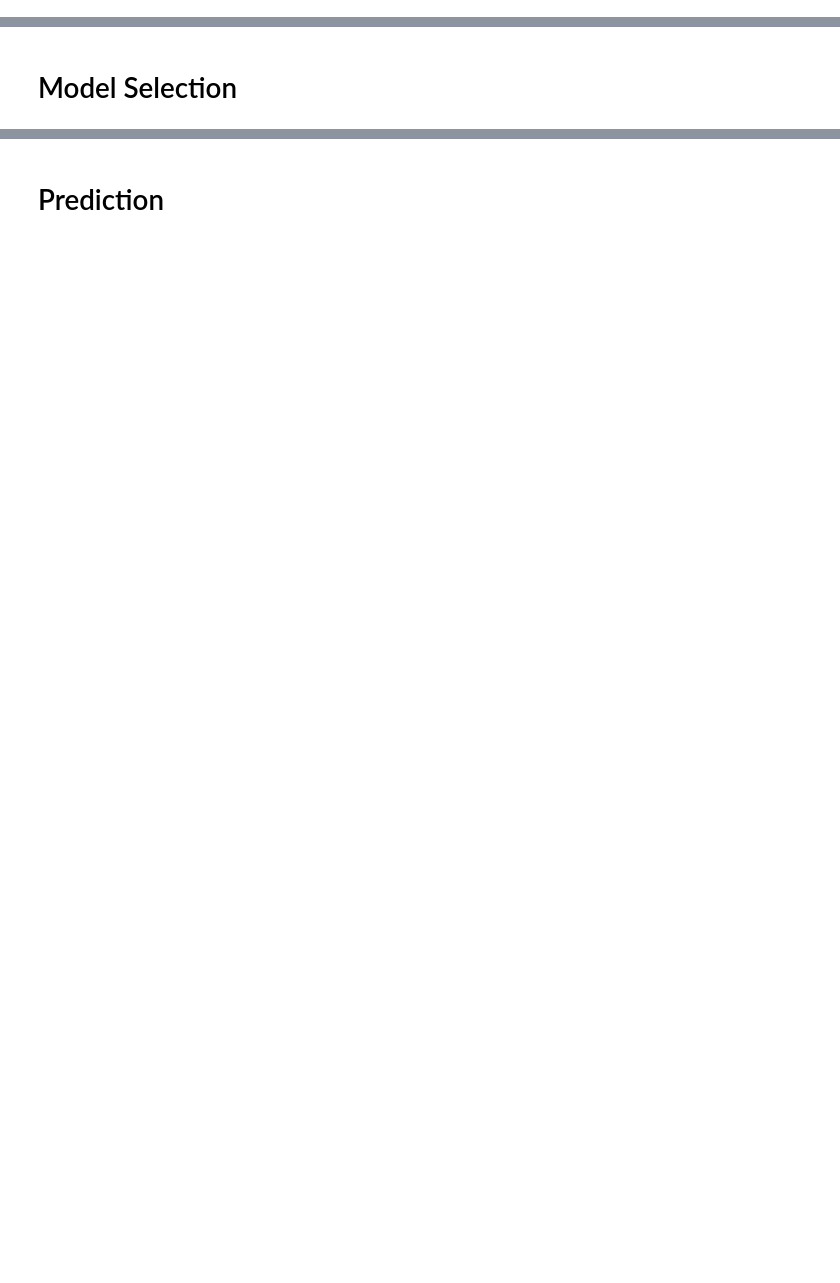
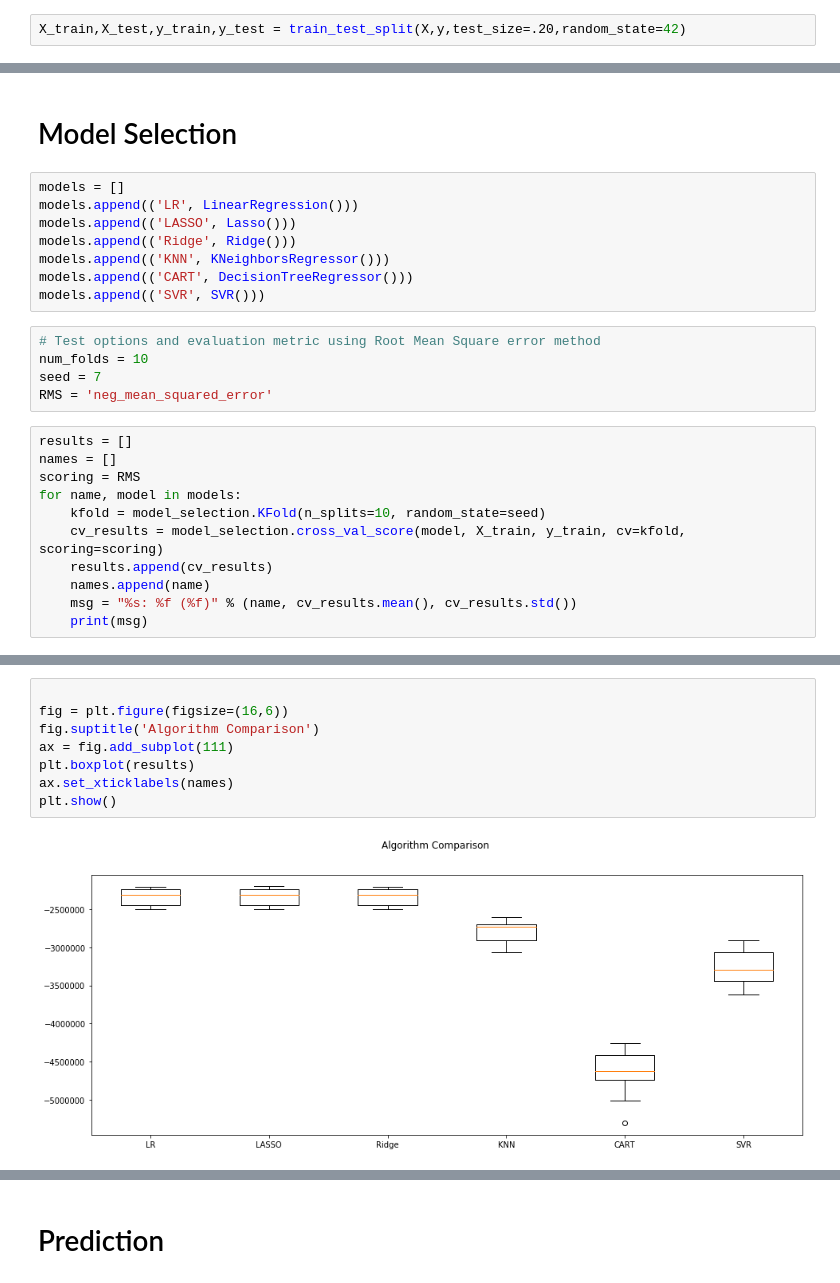
Before and after one commit to iasad1/bigmart, a Jupyter notebook: model-building.ipynb, the cells around one changed output, grey strips where cells are left out. Cells and saved outputs as stored; diff of their text form; blank space fills up the shorter version.

Commit message:
models tested

```diff
--- a/model-building.ipynb
+++ b/model-building.ipynb
@@ -94,3 +95,5 @@ y
 Name: Item_Outlet_Sales, Length: 14204, dtype: float64
 # %% [markdown]
 # Train test split
+# %%
+X_train,X_test,y_train,y_test = train_test_split(X,y,test_size=.20,random_state=42)
@@ -97,2 +116,26 @@ Name: Item_Outlet_Sales, Length: 14204, dtype: float64
 # %% [markdown]
 # Model Selection
+# %%
+models = []
+models.append(('LR', LinearRegression()))
+models.append(('LASSO', Lasso()))
+models.append(('Ridge', Ridge()))
+models.append(('KNN', KNeighborsRegressor()))
+models.append(('CART', DecisionTreeRegressor()))
+models.append(('SVR', SVR()))
+# %%
+# Test options and evaluation metric using Root Mean Square error method
+num_folds = 10
+seed = 7
+RMS = 'neg_mean_squared_error'
+# %%
+results = []
+names = []
+scoring = RMS
+for name, model in models:
+    kfold = model_selection.KFold(n_splits=10, random_state=seed)
+    cv_results = model_selection.cross_val_score(model, X_train, y_train, cv=kfold, scoring=scoring)
+    results.append(cv_results)
+    names.append(name)
+    msg = "%s: %f (%f)" % (name, cv_results.mean(), cv_results.std())
+    print(msg)
@@ -98,0 +149,10 @@ Name: Item_Outlet_Sales, Length: 14204, dtype: float64
+# %%
+
+fig = plt.figure(figsize=(16,6))
+fig.suptitle('Algorithm Comparison')
+ax = fig.add_subplot(111)
+plt.boxplot(results)
+ax.set_xticklabels(names)
+plt.show()
+# %% [output]
+[figure, added]
```
Also changed, not shown: parts of 8 cells of this notebook.
